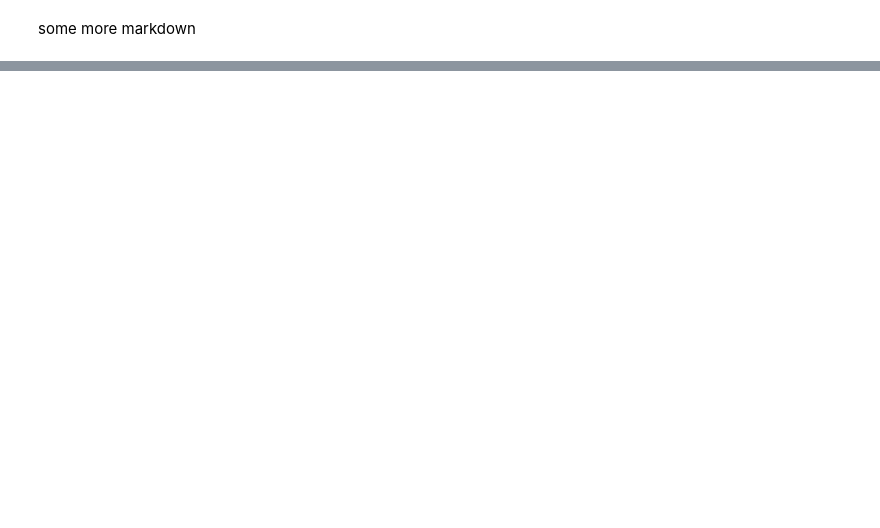
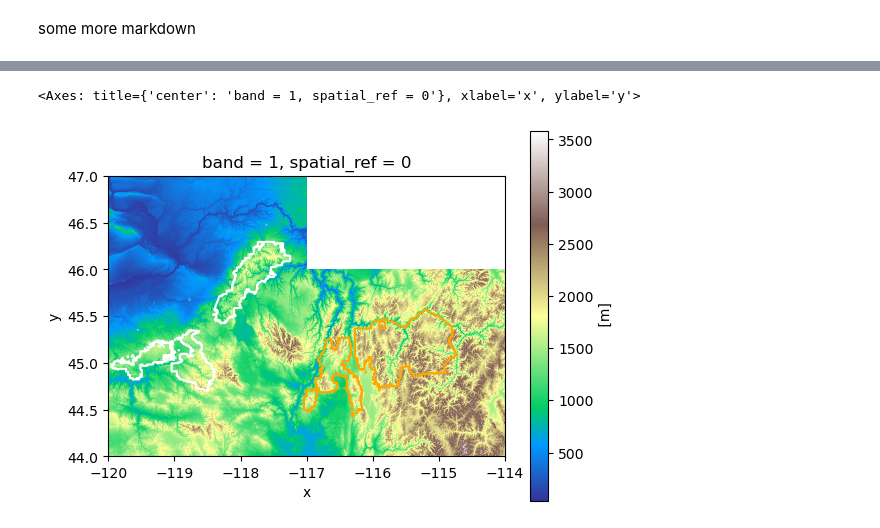
Before and after one commit to cmq879/earth-analytics-habitat-suitability-finalproject, a Jupyter notebook: starting-code.ipynb, the cells around one changed output, grey strips where cells are left out. Saved outputs shown, nothing was run; the diff lists cells and outputs as text; code cells hidden in the pictures; blank space fills up the shorter version.

Commit message:
srtm data downloads+merge

```diff
--- a/starting-code.ipynb
+++ b/starting-code.ipynb
@@ -81,0 +76,8 @@ Umatilla National Forest
+# %%
+nfs_gdf.head()
+# Subset to Willamette and Umatilla NFs
+#nfs2_gdf = nfs_gdf[nfs_gdf['FORESTNAME'].isin(['Willamette National Forest', 'Umatilla National Forest'])]
+nfs2_gdf = nfs_gdf[nfs_gdf['FORESTNAME'].isin(['Umatilla National Forest', 'Payette National Forest'])]
+
+# Check the data
+nfs2_gdf
@@ -81,0 +88,4 @@ Umatilla National Forest
+# %%
+#will_gdf = nfs_gdf[nfs_gdf['FORESTNAME'] == 'Willamette National Forest']
+uma_gdf = nfs_gdf[nfs_gdf['FORESTNAME'] == 'Umatilla National Forest']
+pay_gdf = nfs_gdf[nfs_gdf['FORESTNAME'] == 'Payette National Forest']
@@ -81,0 +103,5 @@ Umatilla National Forest
+# %%
+# Shuttle Radar Topography Mission (SRTM) elevation model data
+srtm_dir = os.path.join(data_dir, 'srtm')
+os.makedirs(srtm_dir, exist_ok=True)
+polaris_shp_path = os.path.join(srtm_dir, ' .shp')
@@ -81,0 +172,10 @@ Umatilla National Forest
+# %%
+# Define a pattern for the unzipped tile images
+srtm_pattern = os.path.join(srtm_dir, '*.hgt')
+
+# Now unzip all the dlownload files
+if not glob(srtm_pattern):
+    for srtm_path in glob(srtm_pattern):
+        #print(srtm_path)
+        with zipfile.ZipFile(srtm_path) as download_zip:
+            download_zip.extractall(path=srtm_dir)
@@ -81,0 +200,19 @@ Umatilla National Forest
+# %%
+# Open each unzipped raster tile, put it into a list
+# Then merge the tiles using rioxarray.merge
+srtm_da_list = []
+
+for file in glob(srtm_pattern):
+    tile_da = rxr.open_rasterio(file, mask_and_scale=True).squeeze()
+    bounds = (nfs2_gdf.to_crs(tile_da.rio.crs).total_bounds)
+    cropped_tile = tile_da.rio.clip_box(*bounds)
+    srtm_da_list.append(tile_da)
+    srtm_das = merge_arrays(srtm_da_list)
+
+# Plot the merged tiles
+srtm_das.plot(cmap='terrain')
+uma_gdf.boundary.plot(ax=plt.gca(), color='white')
+pay_gdf.boundary.plot(ax=plt.gca(), color='orange')
+# %% [output]
+<Axes: title={'center': 'band = 1, spatial_ref = 0'}, xlabel='x', ylabel='y'>
+[figure, added]
```
Also changed, not shown: parts of 20 cells of this notebook.
